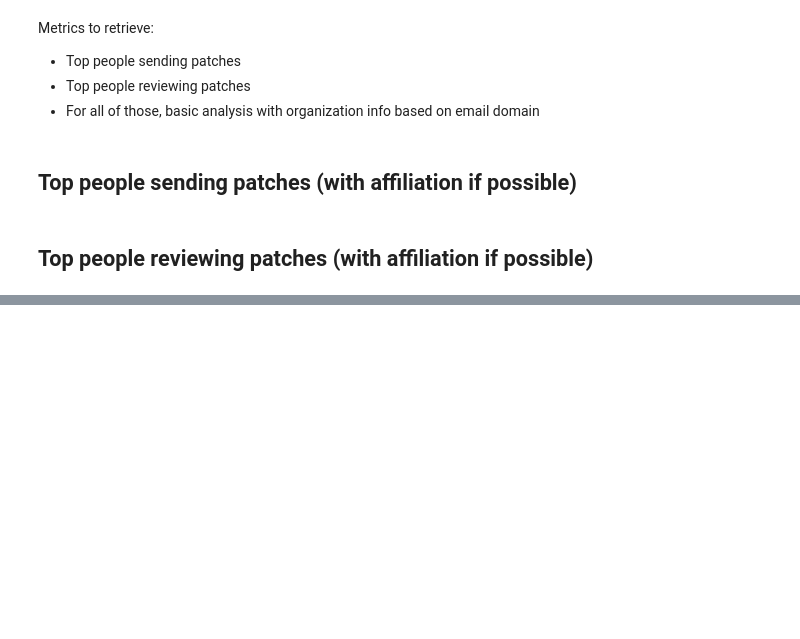
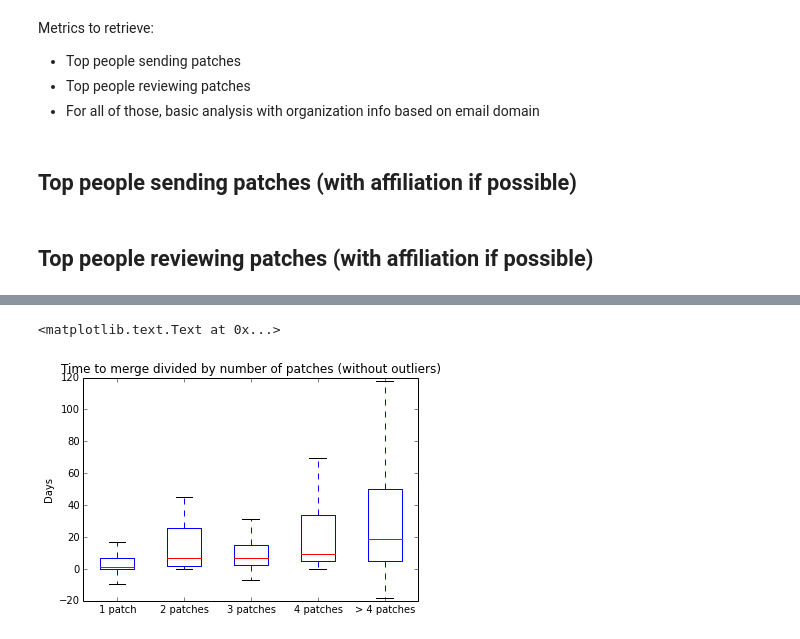
Before and after one commit to dicortazar/ipython-notebooks, a Jupyter notebook: projects/xen-analysis/Code-Review-Metrics.ipynb, the cells around one changed output, grey strips where cells are left out. Cells and saved outputs as stored; diff of their text form; code cells hidden in the pictures; blank space fills up the shorter version.

```diff
--- a/projects/xen-analysis/Code-Review-Metrics.ipynb
+++ b/projects/xen-analysis/Code-Review-Metrics.ipynb
@@ -1073,0 +1106,43 @@ Metrics to retrieve:
+# %%
+query = """ SELECT psv.ps_id as patch_serie,
+                   TIMESTAMPDIFF(SECOND, MIN(psv.date), MAX(c.committer_date)) as time2merge,
+                   MIN(psv.date) as first_patch_date,
+                   MAX(c.committer_date) as merge_time,
+                   MAX(t.patches) as numpatches
+             FROM patch_series_version psv,
+                  patches p,
+                     (SELECT psv.ps_id,
+                             p.ps_version_id,
+                             count(*) as patches
+                      FROM patch_series_version psv,
+                           patches p
+                      WHERE psv.id = p.ps_version_id
+                      GROUP BY psv.ps_id,
+                               p.ps_version_id) t,
+                   commits c
+              WHERE psv.ps_id = t.ps_id AND
+                    p.ps_version_id=t.ps_version_id AND
+                    psv.id = p.ps_version_id AND
+                    p.commit_id = c.id
+              GROUP BY psv.ps_id """
+time2merge_extra = execute_query(cursor, query)
+# %%
+time2merge_extra_list = list(time2merge_extra)
+time2merge_extra_df = DataFrame(time2merge_extra_list, columns=["patch_serie", "time2merge", "first_patch_date", "merge_time", "numpatches"])
+time2merge_extra_df["time2merge_days"] = (time2merge_extra_df["time2merge"]/3600)/24
+# %%
+time2merge_extra_df_1patch = time2merge_extra_df[time2merge_extra_df["numpatches"]==1]
+time2merge_extra_df_2patch = time2merge_extra_df[time2merge_extra_df["numpatches"]==2]
+time2merge_extra_df_3patch = time2merge_extra_df[time2merge_extra_df["numpatches"]==3]
+time2merge_extra_df_4patch = time2merge_extra_df[time2merge_extra_df["numpatches"]==4]
+time2merge_extra_df_5patch = time2merge_extra_df[time2merge_extra_df["numpatches"]>4]
+
+data=[time2merge_extra_df_1patch["time2merge_days"], time2merge_extra_df_2patch["time2merge_days"], time2merge_extra_df_3patch["time2merge_days"],
+      time2merge_extra_df_4patch["time2merge_days"], time2merge_extra_df_5patch["time2merge_days"]]
+figure = pylab.boxplot(data, sym="")
+ticks = pylab.xticks([1, 2, 3, 4, 5], ['1 patch', '2 patches', '3 patches', '4 patches', '> 4 patches'])
+pylab.title("Time to merge divided by number of patches (without outliers)")
+pylab.ylabel("Days")
+# %% [output]
+<matplotlib.text.Text at 0x...>
+[figure, added]
```
Also changed, not shown: parts of 14 cells of this notebook.
